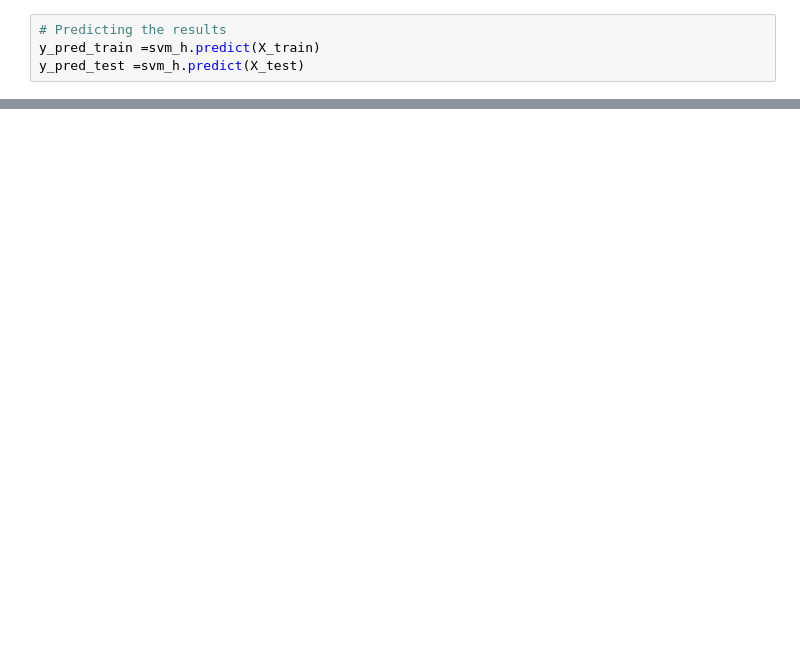
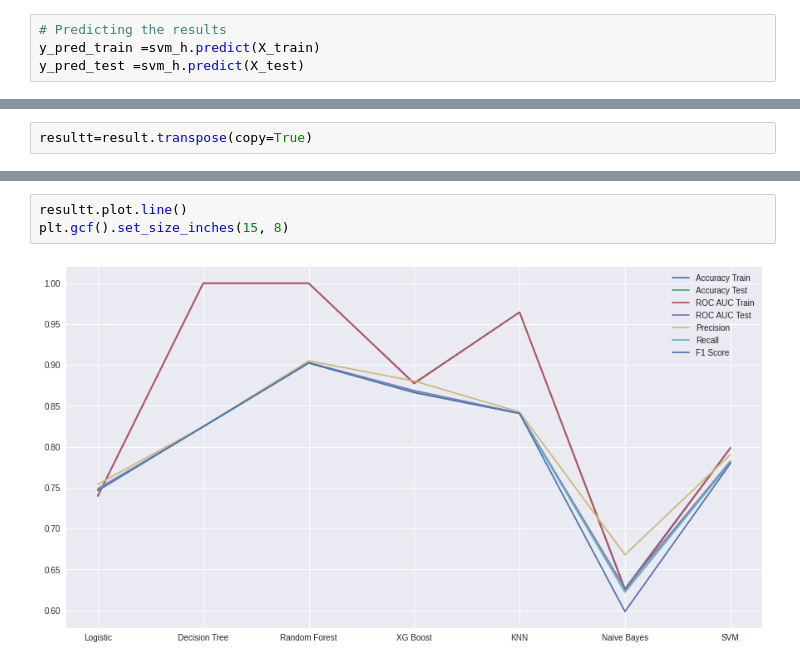
Before and after one commit to saurabhshinkar/CRP, a Jupyter notebook: Cardiovascular_Risk_prediction_Saurabh_Shinkar.ipynb, the cells around one changed output, grey strips where cells are left out. Drawn from its saved outputs; the diff is of its cells as text; blank space fills up the shorter version.

```diff
--- a/Cardiovascular_Risk_prediction_Saurabh_Shinkar.ipynb
+++ b/Cardiovascular_Risk_prediction_Saurabh_Shinkar.ipynb
@@ -1066,0 +1125,2 @@ Accuracy score: 0.8108916816277678
+# %%
+resultt=result.transpose(copy=True)
@@ -1066,0 +1132,5 @@ Accuracy score: 0.8108916816277678
+# %%
+resultt.plot.line()
+plt.gcf().set_size_inches(15, 8)
+# %% [output]
+[figure, added]
```
Also changed, not shown: parts of 94 cells of this notebook.
